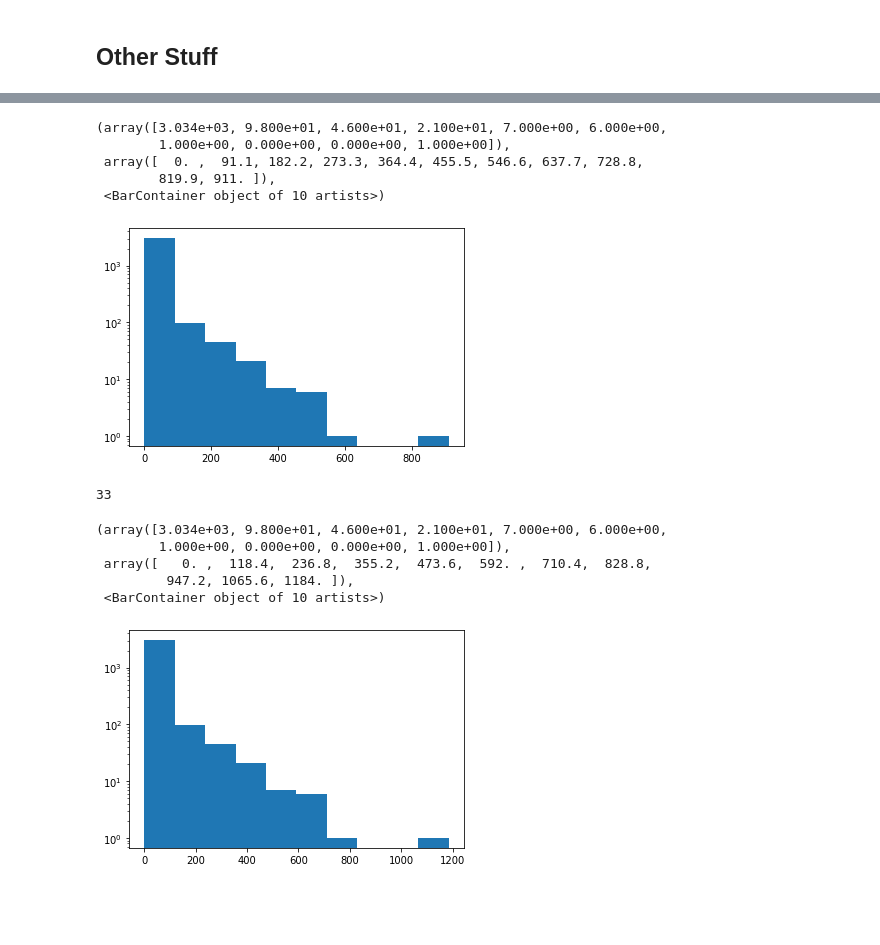
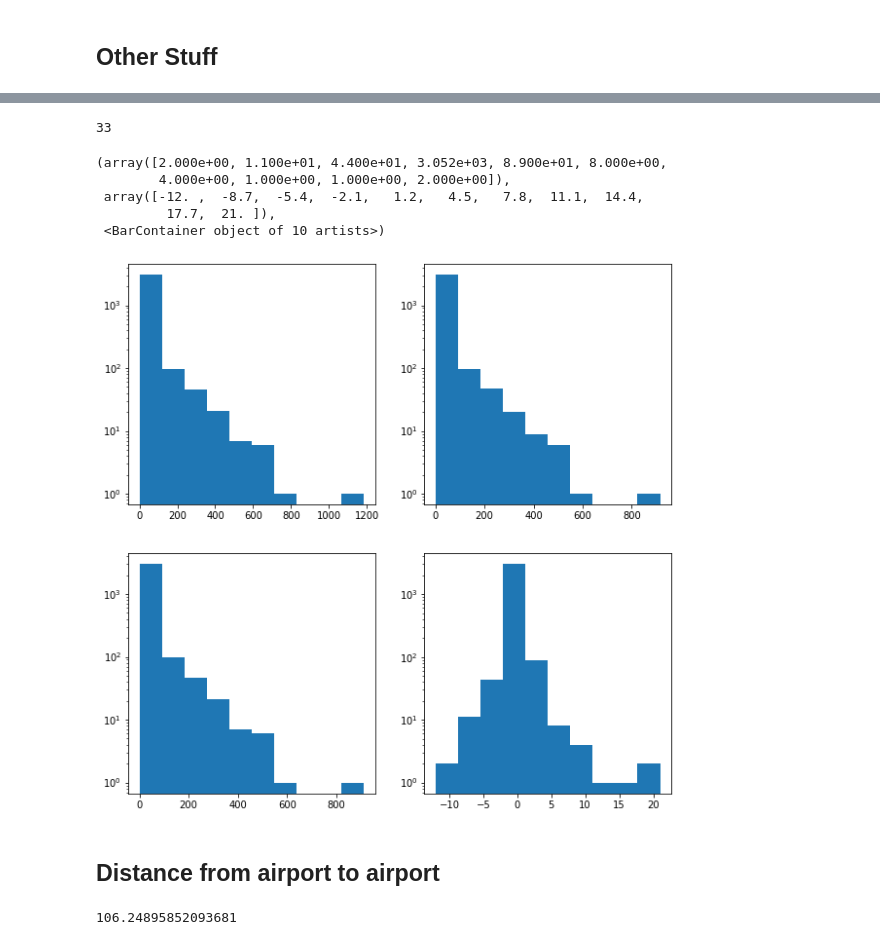
Before and after one commit to NicolaClark/TGNAP2021, a Jupyter notebook: notebooks/Main notebook.ipynb, the cells around one changed output, grey strips where cells are left out. Drawn from its saved outputs; the diff is of its cells as text; code cells hidden in the pictures; blank space fills up the shorter version.

```diff
--- a/notebooks/Main notebook.ipynb
+++ b/notebooks/Main notebook.ipynb
@@ -129,8 +85,9 @@ print(nx.number_weakly_connected_components(G))
 ### Isolated nodes
 # %%
 ## Find isolated nodes:
+Num_of_iso = 0
 for i in nx.isolates(G):
     print(i)
-# There are not isolated nodes
-print("There are no isolated nodes")
+    Num_of_iso += 1
+print("There are", Num_of_iso, "isolated nodes")
 # %% [output]
@@ -411,12 +320,3 @@ plt.hist(maxinout,log=True)
-# %%
-plt.hist(mininout,log=True)
-# %% [output]
-(array([3.034e+03, 9.800e+01, 4.600e+01, 2.100e+01, 7.000e+00, 6.000e+00,
-        1.000e+00, 0.000e+00, 0.000e+00, 1.000e+00]),
- array([  0. ,  91.1, 182.2, 273.3, 364.4, 455.5, 546.6, 637.7, 728.8,
-        819.9, 911. ]),
- <BarContainer object of 10 artists>)
-[figure, removed]
 # %%
 max_occurances=Counter(maxinout)
 min_occurances=Counter(mininout)
@@ -431,12 +331,23 @@ def find_cap(G,per_extra=0.25):
     for node in G.nodes():
         cap[node]=math.floor(mininout[node]+mininout[node]*per_extra)
     return cap
-# %%
-plt.hist(find_cap(G,per_extra=0.3),log=True)
-# %% [output]
-(array([3.034e+03, 9.800e+01, 4.600e+01, 2.100e+01, 7.000e+00, 6.000e+00,
-        1.000e+00, 0.000e+00, 0.000e+00, 1.000e+00]),
- array([   0. ,  118.4,  236.8,  355.2,  473.6,  592. ,  710.4,  828.8,
-         947.2, 1065.6, 1184. ]),
- <BarContainer object of 10 artists>)
-[figure, removed]
+# %%
+inminout=np.array(in_degrees)-np.array(out_degrees)
+maxinout=np.maximum(np.array(in_degrees),np.array(out_degrees))
+mininout=np.minimum(np.array(in_degrees),np.array(out_degrees))
+
+fig, ax = plt.subplots(nrows=2, ncols=2, figsize=(10,10))
+
+ax[0,0].hist(find_cap(G,per_extra=0.3),log=True)
+ax[1,0].hist(mininout,log=True)
+ax[0,1].hist(maxinout,log=True)
+ax[1,1].hist(inminout,log=True) #most airposts have similar in and out degrees as is to be expecte
+# %% [output]
+(array([2.000e+00, 1.100e+01, 4.400e+01, 3.052e+03, 8.900e+01, 8.000e+00,
+        4.000e+00, 1.000e+00, 1.000e+00, 2.000e+00]),
+ array([-12. ,  -8.7,  -5.4,  -2.1,   1.2,   4.5,   7.8,  11.1,  14.4,
+         17.7,  21. ]),
+ <BarContainer object of 10 artists>)
+[figure, added]
+# %% [markdown]
+## Distance from airport to airport
@@ -443,3 +357,11 @@ plt.hist(find_cap(G,per_extra=0.3),log=True)
+# %%
+# Testing the distance formula.
+point1 = [pd_nodes[' latitude'][0], pd_nodes[' longitude'][0]]
+point2 = [pd_nodes[' latitude'][1], pd_nodes[' longitude'][1]]
+
+distance(point1, point2)
+# %% [output]
+106.24895852093681
 # %% [markdown]
 <a style='text-decoration:none;line-height:16px;display:flex;color:#5B5B62;padding:10px;justify-content:end;' href='https://deepnote.com?utm_source=created-in-deepnote-cell&projectId=30c69275-ad4c-4319-be77-065d0edffda8' target="_blank">
 <img alt='Created in deepnote.com' style='display:inline;max-height:16px;margin:0px;margin-right:7.5px;' src='embedded-picture-1' > </img>
```
Also changed, not shown: parts of 29 cells of this notebook, 3 other files.
